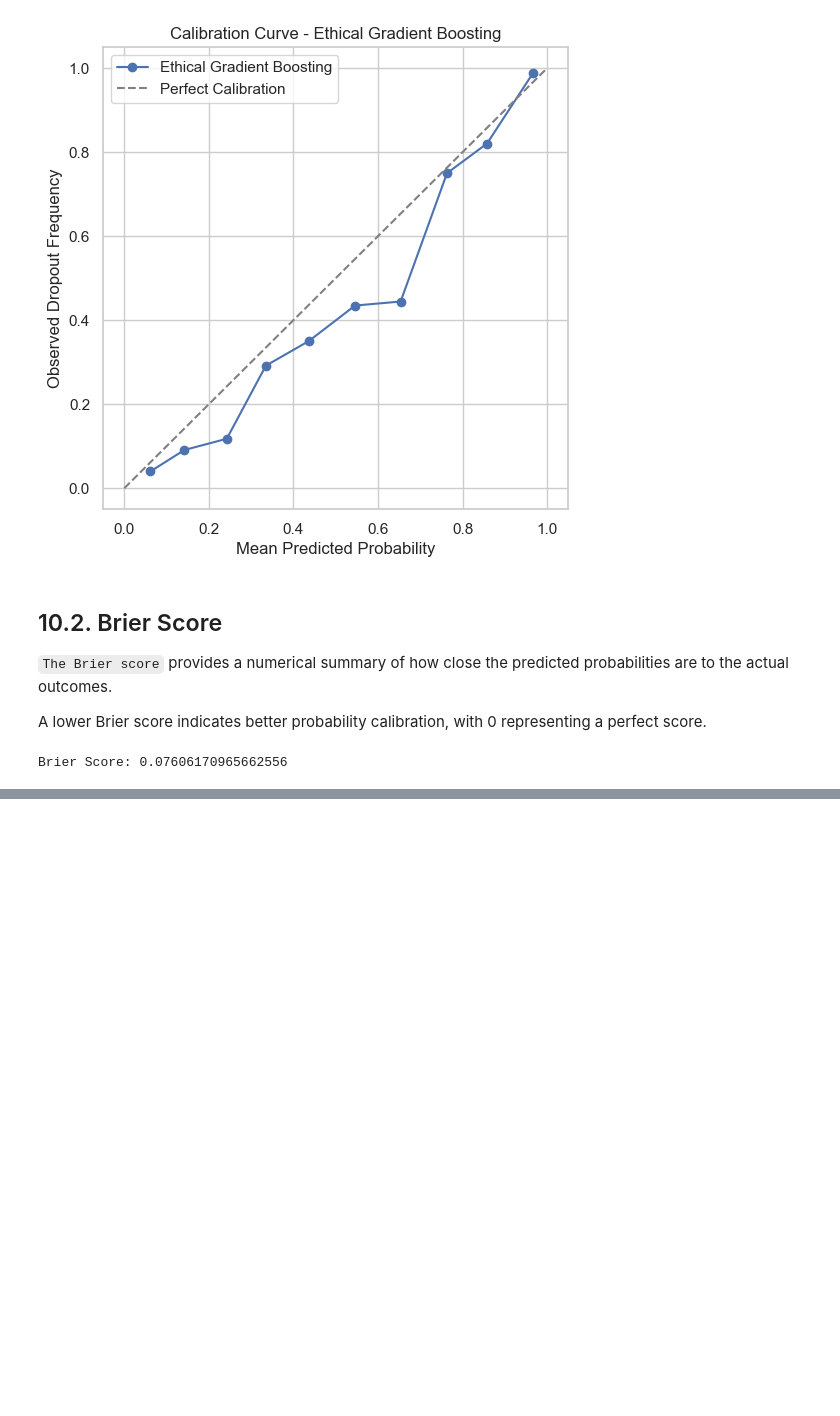
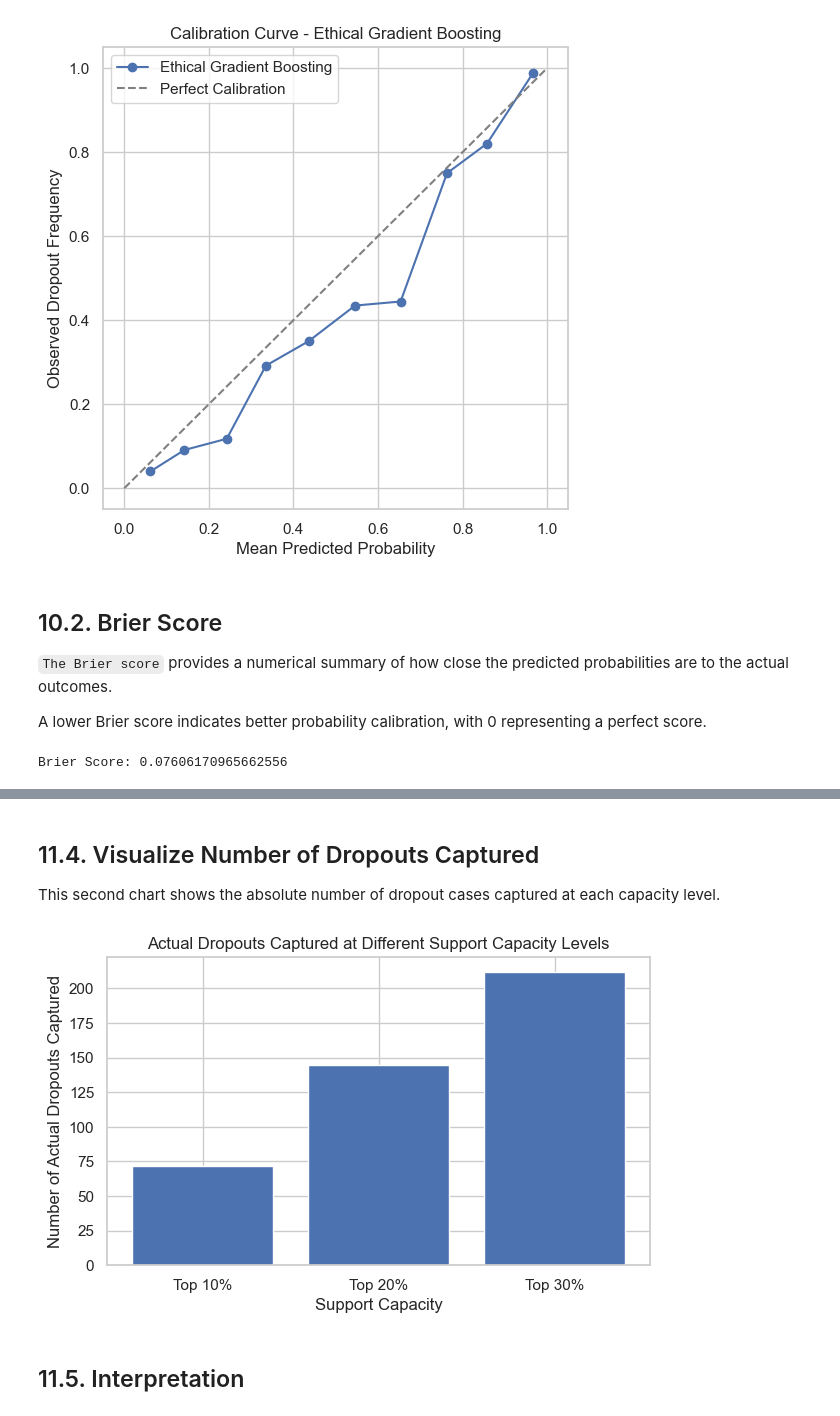
Before and after one commit to DimitarMalamski/student-dropout-predictor, a Jupyter notebook: notebooks/02_student_dropout_risk_scoring.ipynb, the cells around one changed output, grey strips where cells are left out. Saved outputs shown, nothing was run; the diff lists cells and outputs as text; code cells hidden in the pictures; blank space fills up the shorter version.

```diff
--- a/notebooks/02_student_dropout_risk_scoring.ipynb
+++ b/notebooks/02_student_dropout_risk_scoring.ipynb
@@ -967,0 +1053,17 @@ Brier Score: 0.07606170965662556
+# %% [markdown]
+## 11.4. Visualize Number of Dropouts Captured
+
+This second chart shows the absolute number of dropout cases captured at each capacity level.
+# %%
+plt.figure(figsize=(7,4))
+plt.bar(capacity_df["Support Capacity"], capacity_df["Actual Dropouts Captured"])
+
+plt.title("Actual Dropouts Captured at Different Support Capacity Levels")
+plt.xlabel("Support Capacity")
+plt.ylabel("Number of Actual Dropouts Captured")
+
+plt.show()
+# %% [output]
+[figure, added]
+# %% [markdown]
+## 11.5. Interpretation
```
Also changed, not shown: parts of 7 cells of this notebook.
